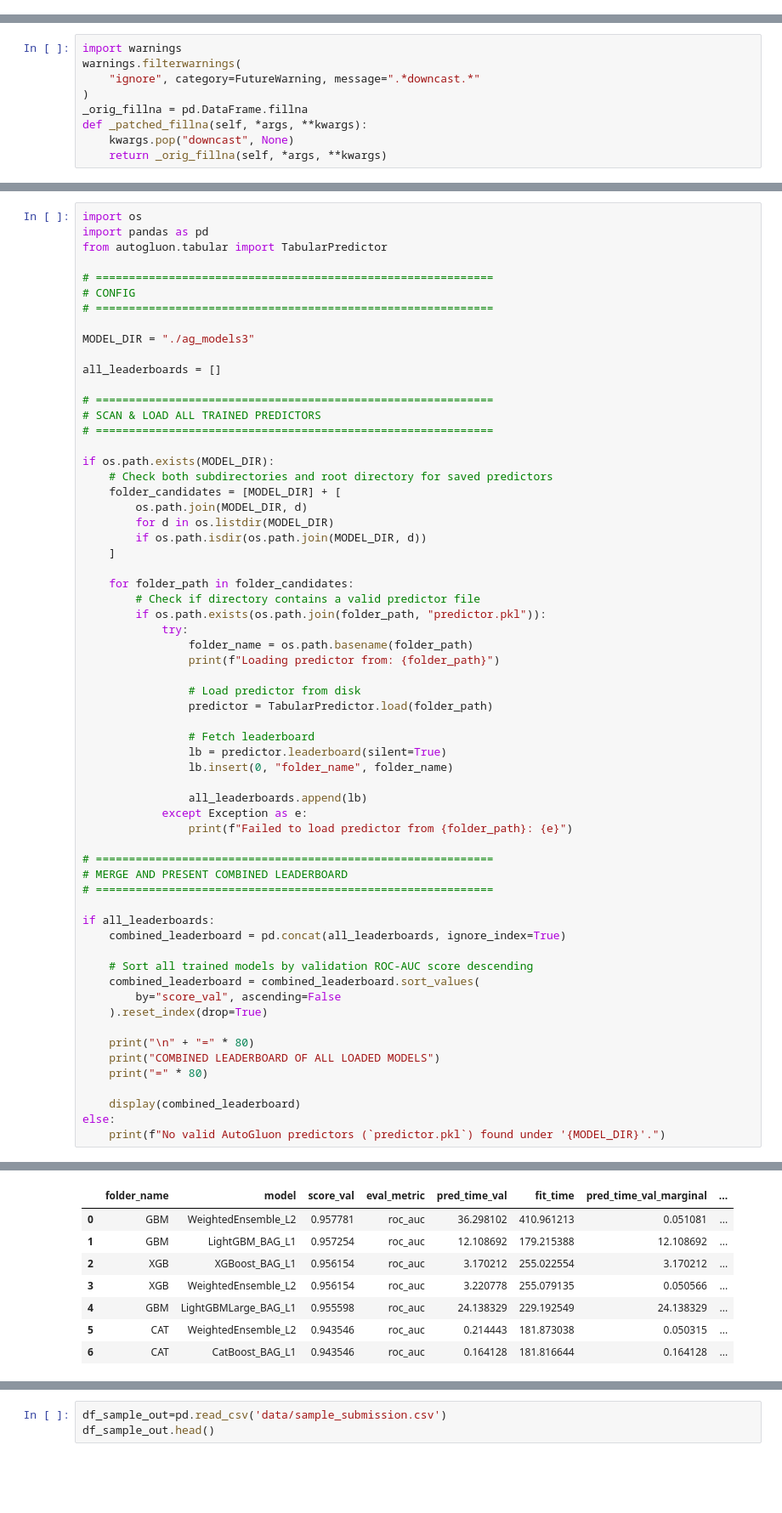
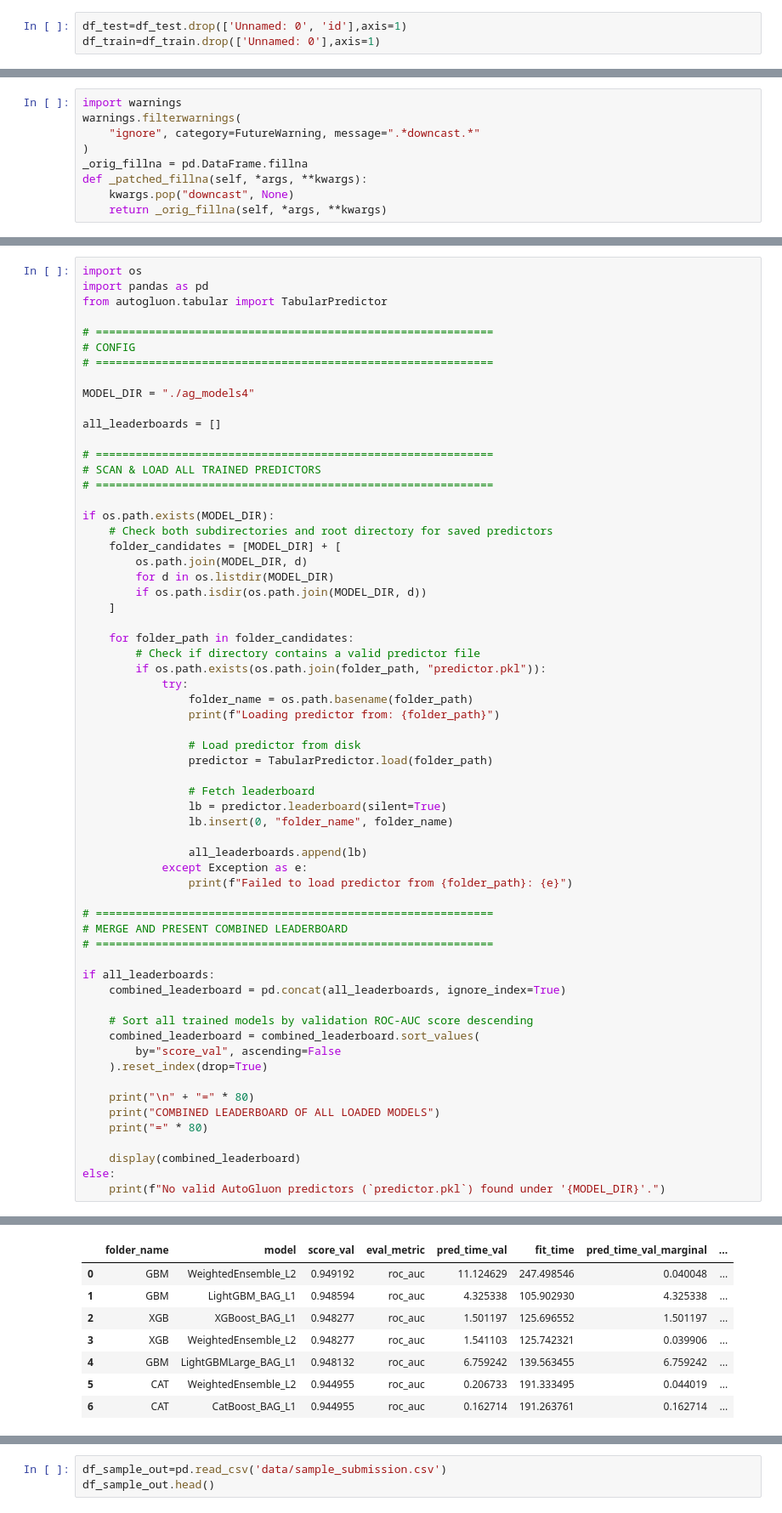
Before and after one commit to DarshakJ/F1_Pit_prediction, a Jupyter notebook: autologon_model_test_fe_dataset.ipynb, the cells around one changed output, grey strips where cells are left out. Shown at 85% size. Saved outputs shown, nothing was run; the diff lists cells and outputs as text; blank space fills up the shorter version.

```diff
--- a/autologon_model_test_fe_dataset.ipynb
+++ b/autologon_model_test_fe_dataset.ipynb
@@ -14,0 +26,3 @@ df_train_merged.head()
+# %%
+df_test=df_test.drop(['Unnamed: 0', 'id'],axis=1)
+df_train=df_train.drop(['Unnamed: 0'],axis=1)
@@ -305,7 +362,7 @@ from autogluon.tabular import TabularPredictor
 # CONFIG
 # ============================================================
 
-MODEL_DIR = "./ag_models3"
+MODEL_DIR = "./ag_models4"
 
 all_leaderboards = []
 
@@ -378,8 +426,8 @@ COMBINED LEADERBOARD OF ALL LOADED MODELS
 |  | folder_name | model | score_val | eval_metric | pred_time_val | fit_time | pred_time_val_marginal | ... |
-| 0 | GBM | WeightedEnsemble_L2 | 0.957781 | roc_auc | 36.298102 | 410.961213 | 0.051081 | ... |
-| 1 | GBM | LightGBM_BAG_L1 | 0.957254 | roc_auc | 12.108692 | 179.215388 | 12.108692 | ... |
-| 2 | XGB | XGBoost_BAG_L1 | 0.956154 | roc_auc | 3.170212 | 255.022554 | 3.170212 | ... |
-| 3 | XGB | WeightedEnsemble_L2 | 0.956154 | roc_auc | 3.220778 | 255.079135 | 0.050566 | ... |
-| 4 | GBM | LightGBMLarge_BAG_L1 | 0.955598 | roc_auc | 24.138329 | 229.192549 | 24.138329 | ... |
-| 5 | CAT | WeightedEnsemble_L2 | 0.943546 | roc_auc | 0.214443 | 181.873038 | 0.050315 | ... |
-| 6 | CAT | CatBoost_BAG_L1 | 0.943546 | roc_auc | 0.164128 | 181.816644 | 0.164128 | ... |
+| 0 | GBM | WeightedEnsemble_L2 | 0.949192 | roc_auc | 11.124629 | 247.498546 | 0.040048 | ... |
+| 1 | GBM | LightGBM_BAG_L1 | 0.948594 | roc_auc | 4.325338 | 105.902930 | 4.325338 | ... |
+| 2 | XGB | XGBoost_BAG_L1 | 0.948277 | roc_auc | 1.501197 | 125.696552 | 1.501197 | ... |
+| 3 | XGB | WeightedEnsemble_L2 | 0.948277 | roc_auc | 1.541103 | 125.742321 | 0.039906 | ... |
+| 4 | GBM | LightGBMLarge_BAG_L1 | 0.948132 | roc_auc | 6.759242 | 139.563455 | 6.759242 | ... |
+| 5 | CAT | WeightedEnsemble_L2 | 0.944955 | roc_auc | 0.206733 | 191.333495 | 0.044019 | ... |
+| 6 | CAT | CatBoost_BAG_L1 | 0.944955 | roc_auc | 0.162714 | 191.263761 | 0.162714 | ... |
```
Also changed, not shown: parts of 10 cells of this notebook, 5 other files.
